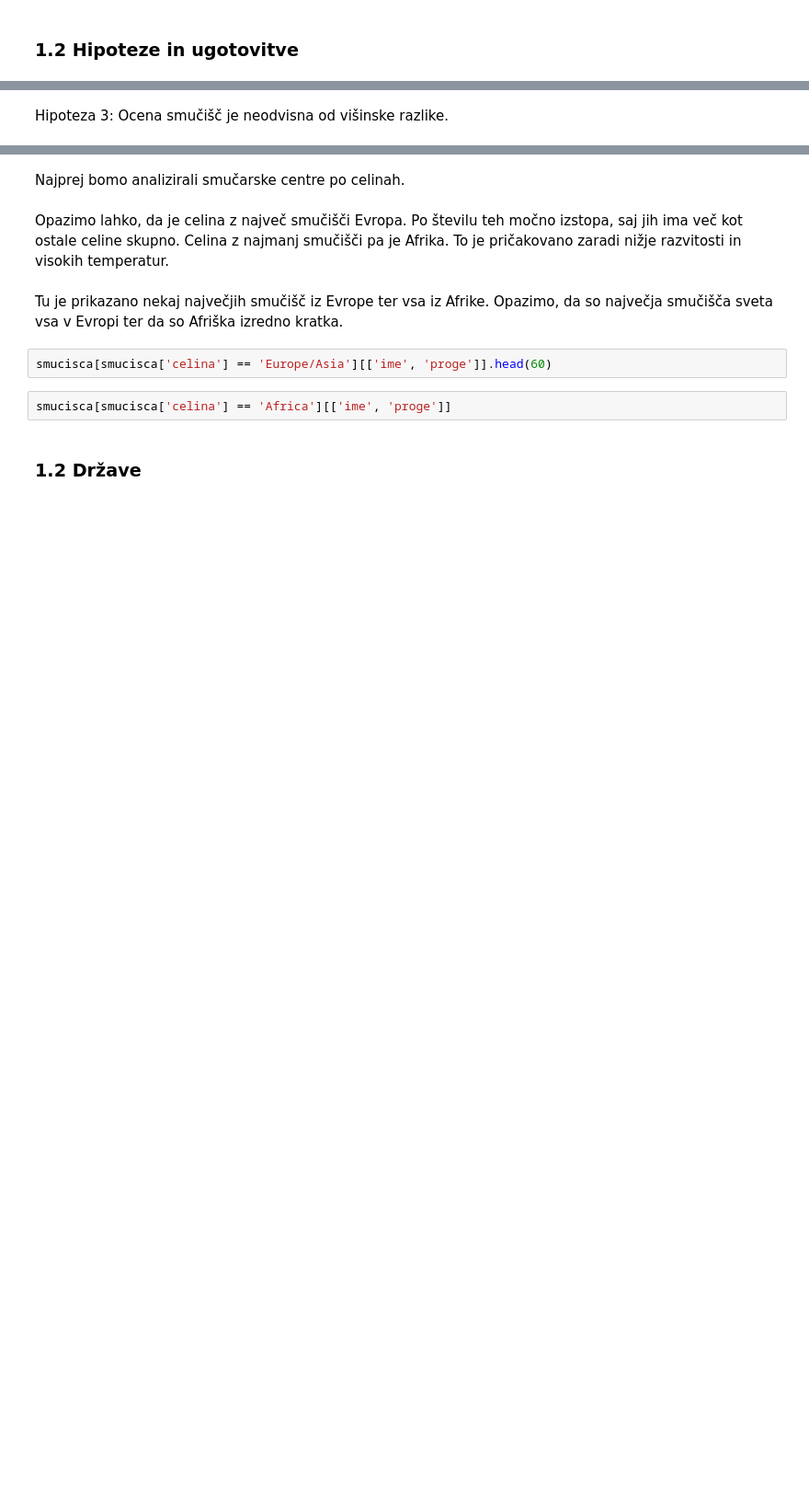
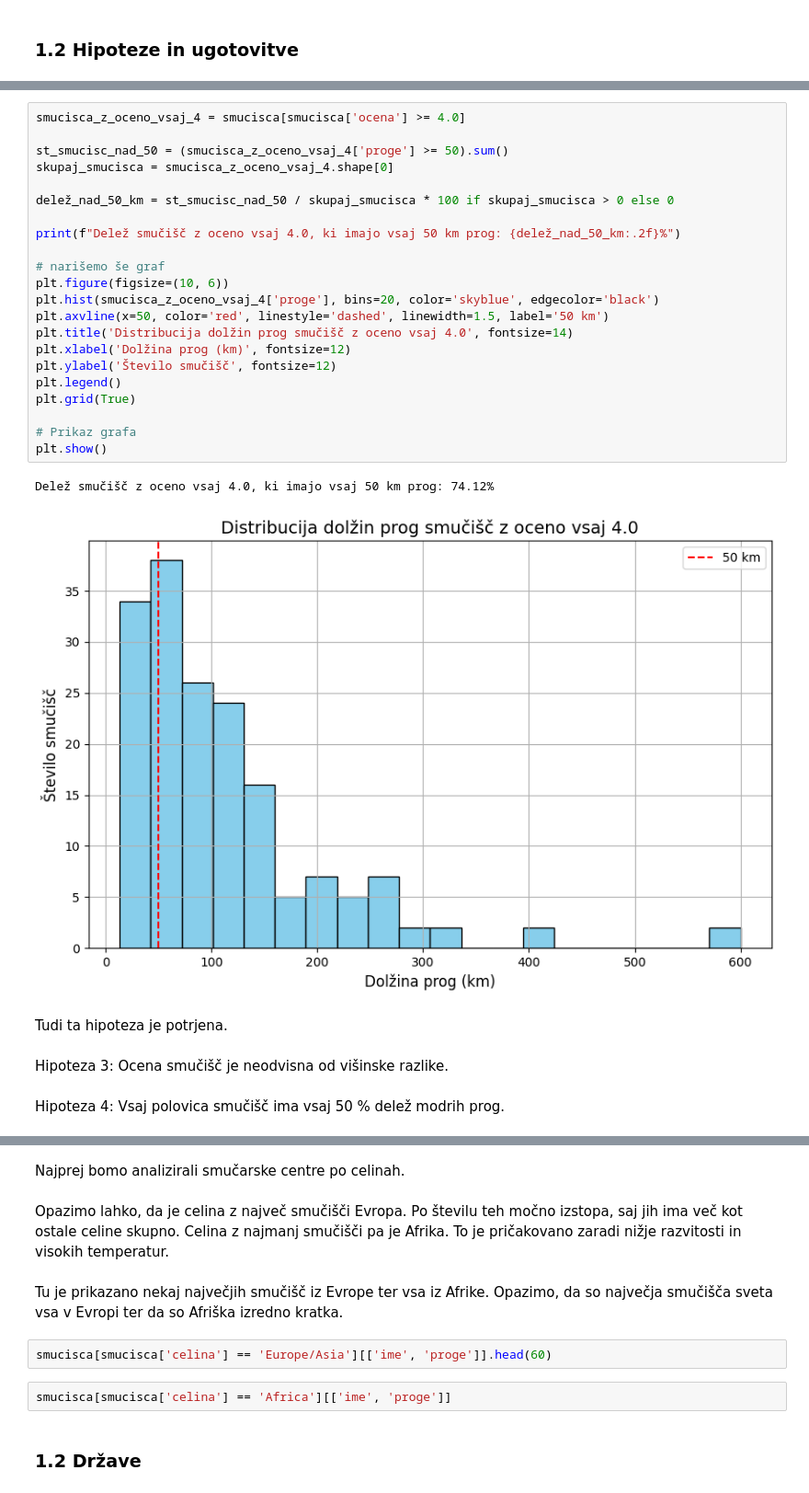
Before and after one commit to NejcZibret/ProjektnaNaloga2024, a Jupyter notebook: analiza.ipynb, the cells around one changed output, grey strips where cells are left out. Shown at 92% size. Saved outputs shown, nothing was run; the diff lists cells and outputs as text; blank space fills up the shorter version.

```diff
--- a/analiza.ipynb
+++ b/analiza.ipynb
@@ -199,3 +235,32 @@ Hipoteza 2: Proge z oceno, višjo ali enako 4.0, so dolge vsaj 50 kilometrov.
+# %%
+smucisca_z_oceno_vsaj_4 = smucisca[smucisca['ocena'] >= 4.0]
+
+st_smucisc_nad_50 = (smucisca_z_oceno_vsaj_4['proge'] >= 50).sum()
+skupaj_smucisca = smucisca_z_oceno_vsaj_4.shape[0]
+
+delež_nad_50_km = st_smucisc_nad_50 / skupaj_smucisca * 100 if skupaj_smucisca > 0 else 0
+
+print(f"Delež smučišč z oceno vsaj 4.0, ki imajo vsaj 50 km prog: {delež_nad_50_km:.2f}%")
+
+# narišemo še graf
+plt.figure(figsize=(10, 6))
+plt.hist(smucisca_z_oceno_vsaj_4['proge'], bins=20, color='skyblue', edgecolor='black')
+plt.axvline(x=50, color='red', linestyle='dashed', linewidth=1.5, label='50 km')
+plt.title('Distribucija dolžin prog smučišč z oceno vsaj 4.0', fontsize=14)
+plt.xlabel('Dolžina prog (km)', fontsize=12)
+plt.ylabel('Število smučišč', fontsize=12)
+plt.legend()
+plt.grid(True)
+
+# Prikaz grafa
+plt.show()
+# %% [output]
+Delež smučišč z oceno vsaj 4.0, ki imajo vsaj 50 km prog: 74.12%
+[figure, added]
+# %% [markdown]
+Tudi ta hipoteza je potrjena.
 # %% [markdown]
 Hipoteza 3: Ocena smučišč je neodvisna od višinske razlike.
+# %% [markdown]
+Hipoteza 4: Vsaj polovica smučišč ima vsaj 50 % delež modrih prog.
 # %% [markdown]
```
Also changed, not shown: parts of 6 cells of this notebook.
